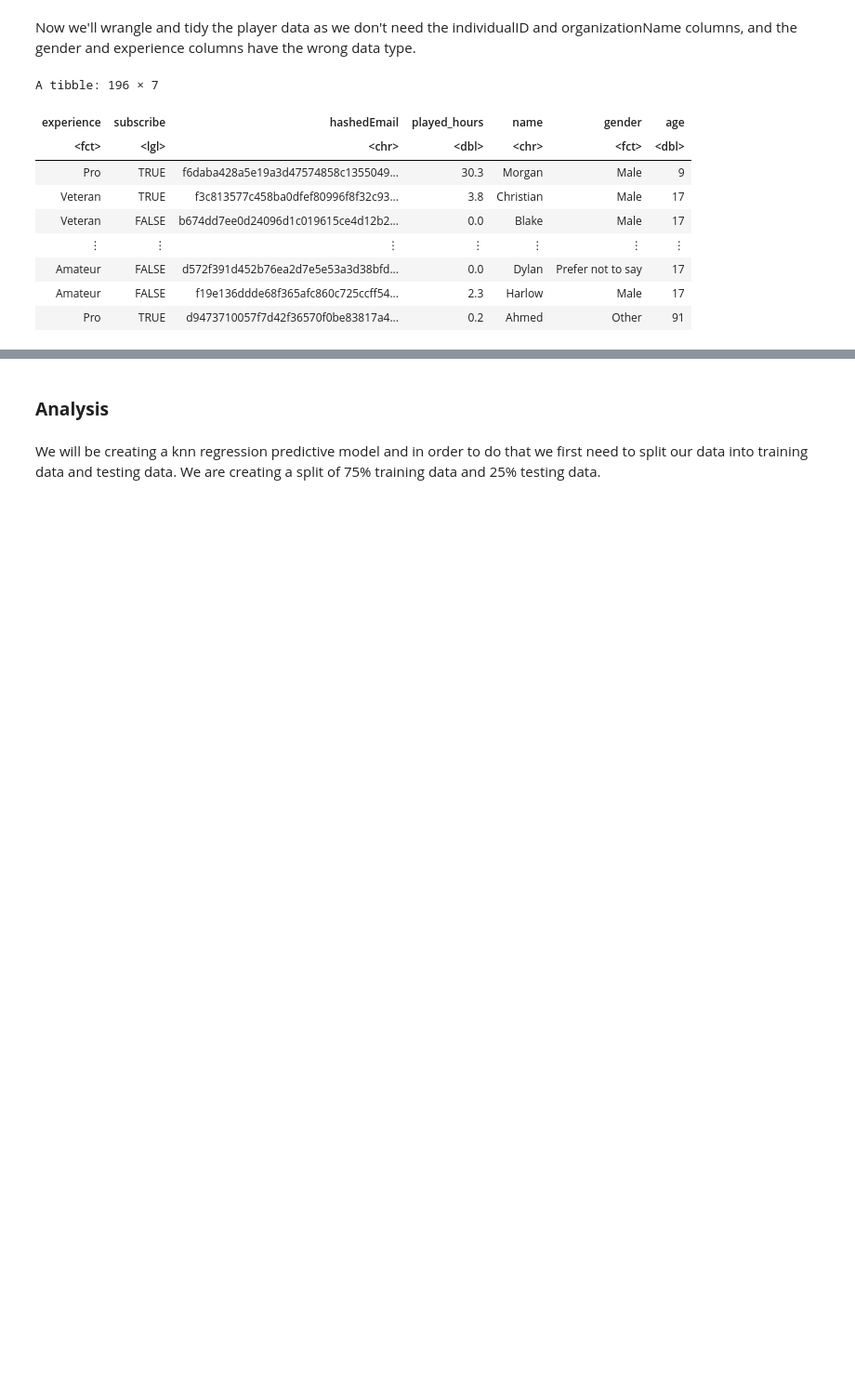
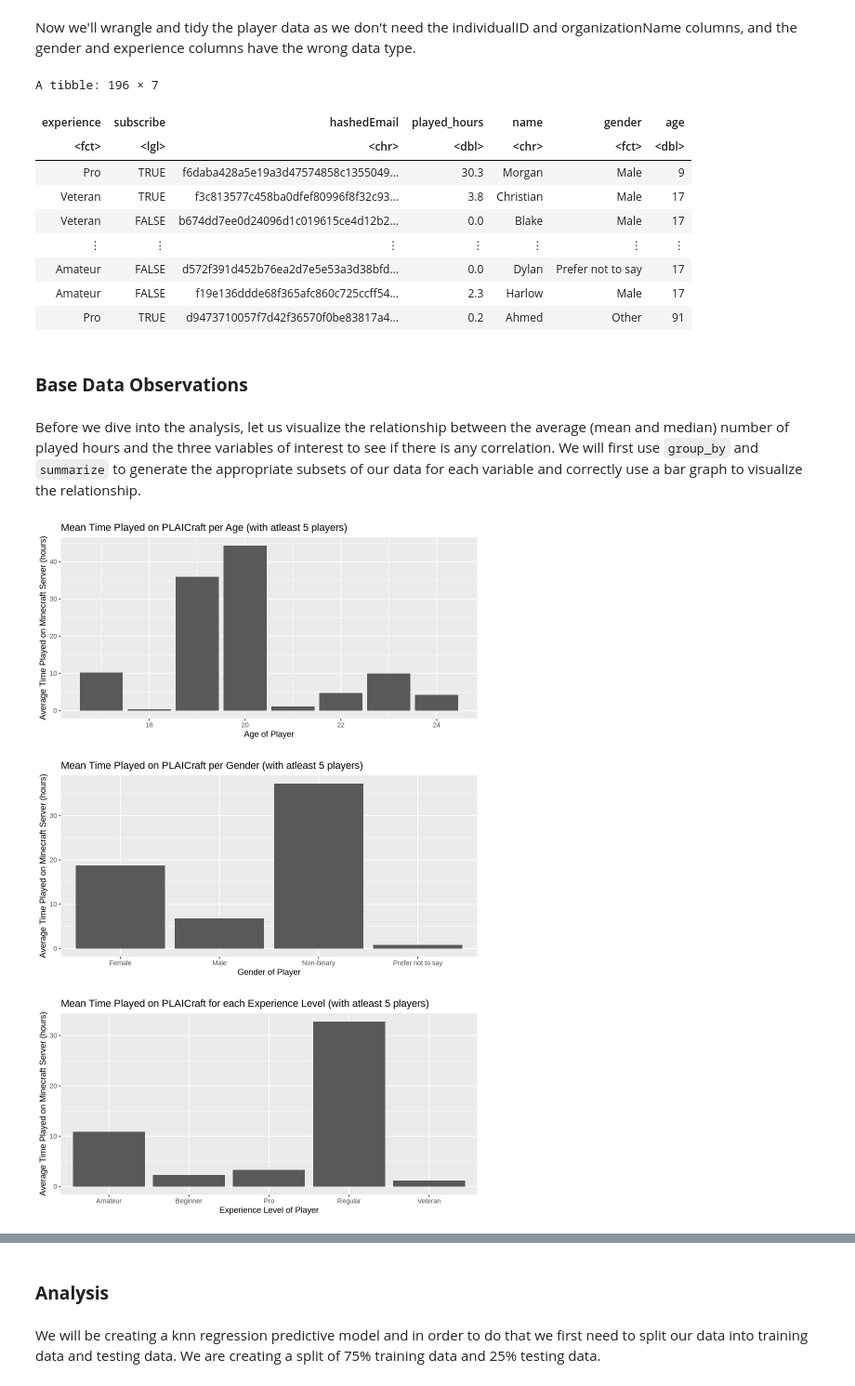
Before and after one commit to ConnorWon/DSCI-100-Project-009-025, a Jupyter notebook: final_report.ipynb, the cells around one changed output, grey strips where cells are left out. Shown at 93% size. Saved outputs shown, nothing was run; the diff lists cells and outputs as text; code cells hidden in the pictures; blank space fills up the shorter version.

Commit message:
Added the base data visualization and observations.
Completed by Bernard.

```diff
--- a/final_report.ipynb
+++ b/final_report.ipynb
@@ -75,3 +75,60 @@ A tibble: 196 × 7
 | Amateur | FALSE | d572f391d452b76ea2d7e5e53a3d38bfd... | 0.0 | Dylan | Prefer not to say | 17 |
 | Amateur | FALSE | f19e136ddde68f365afc860c725ccff54... | 2.3 | Harlow | Male | 17 |
 | Pro | TRUE | d9473710057f7d42f36570f0be83817a4... | 0.2 | Ahmed | Other | 91 |
+# %% [markdown]
+### **Base Data Observations**
+# %% [markdown]
+Before we dive into the analysis, let us visualize the relationship between the average (mean and median) number of played hours and the three variables of interest to see if there is any correlation. We will first use `group_by` and `summarize` to generate the appropriate subsets of our data for each variable and correctly use a bar graph to visualize the relationship.
+# %%
+options(repr.plot.width = 8, repr.plot.height = 4)
+# Setup data for each plot. We filter so that the number of data points per category is at least 5 to reduce noise since a dataset with less than 5 is
+# not enough to generalize for the whole population
+
+age_avg_data = clean_player_data |>
+    filter(played_hours > 0) |>
+    group_by(age) |>
+    summarize(mean = mean(played_hours), median = median(played_hours), count = n()) |>
+    filter(count >= 5)
+
+gender_avg_data = clean_player_data |>
+    filter(played_hours > 0) |>
+    group_by(gender) |>
+    summarize(mean = mean(played_hours), median = median(played_hours), count = n()) |>
+    filter(count >= 5)
+
+experience_avg_data = clean_player_data |>
+    filter(played_hours > 0) |>
+    group_by(experience) |>
+    summarize(mean = mean(played_hours), median = median(played_hours), count = n()) |>
+    filter(count >= 5)
+
+# Plot setup
+mean_age_plot <- age_avg_data |>
+    ggplot(aes(x = age, y = mean)) +
+    geom_bar(stat = "identity") +
+    labs(x = "Age of Player", y = "Average Time Played on Minecraft Server (hours)") +
+    ggtitle("Mean Time Played on PLAICraft per Age (with atleast 5 players)")
+
+mean_age_plot
+
+
+mean_gender_plot <- gender_avg_data |>
+    ggplot(aes(x = gender, y = mean)) +
+    geom_bar(stat = "identity") +
+    labs(x = "Gender of Player", y = "Average Time Played on Minecraft Server (hours)") +
+    ggtitle("Mean Time Played on PLAICraft per Gender (with atleast 5 players)")
+
+mean_gender_plot
+
+
+mean_xp_plot <- experience_avg_data |>
+    ggplot(aes(x = experience, y = mean)) +
+    geom_bar(stat = "identity") +
+    labs(x = "Experience Level of Player", y = "Average Time Played on Minecraft Server (hours)") +
+    ggtitle("Mean Time Played on PLAICraft for each Experience Level (with atleast 5 players)")
+
+mean_xp_plot
+# %% [output]
+[figure, added]
+[figure, added]
+[figure, added]
```
Also changed, not shown: parts of 4 cells of this notebook.
